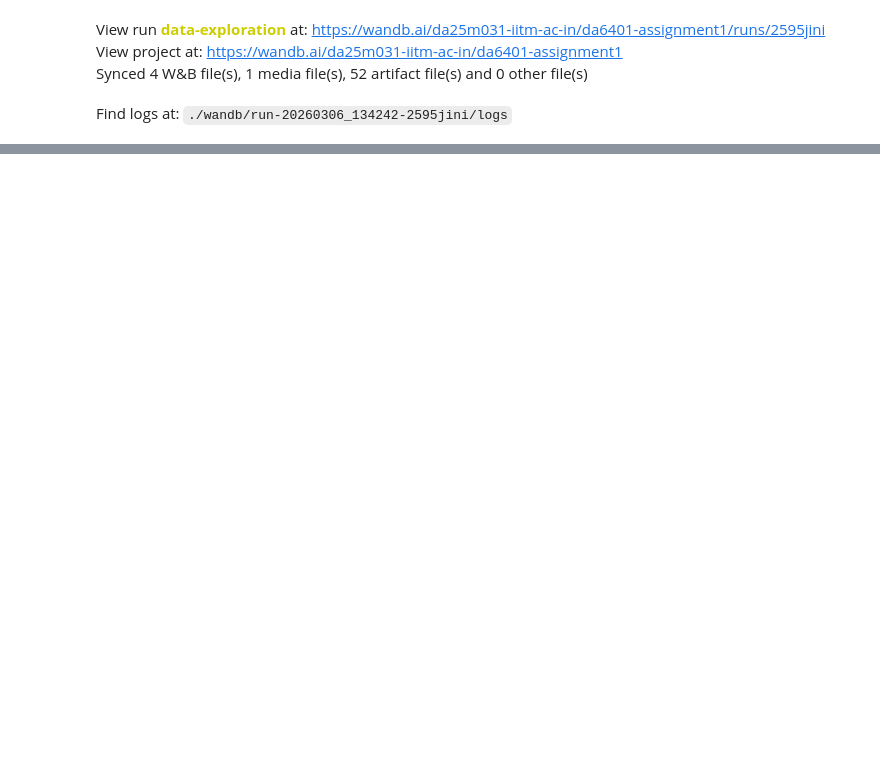
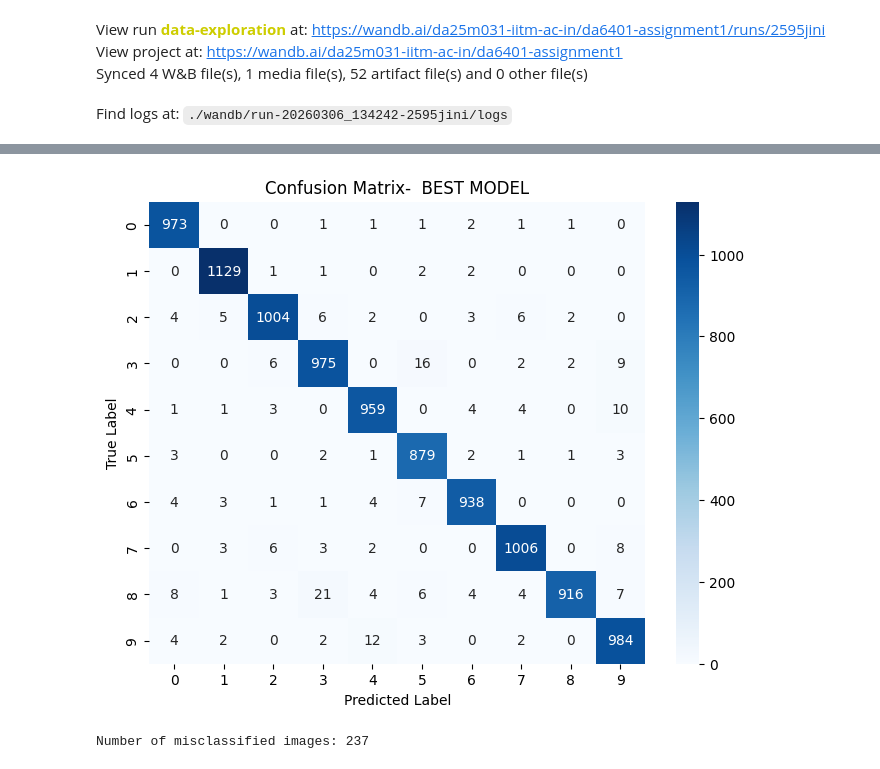
Before and after one commit to YashrajRC/da6401_Assignment1, a Jupyter notebook: notebooks/wandb.ipynb, the cells around one changed output, grey strips where cells are left out. Saved outputs shown, nothing was run; the diff lists cells and outputs as text; code cells hidden in the pictures; blank space fills up the shorter version.

```diff
--- a/notebooks/wandb.ipynb
+++ b/notebooks/wandb.ipynb
@@ -76,0 +187,29 @@ Find logs at: ./wandb/run-20260306_134242-2595jini/logs
+# %%
+from sklearn.metrics import confusion_matrix
+import seaborn as sns
+import matplotlib.pyplot as plt
+
+cm = confusion_matrix(targets, preds)
+
+plt.figure(figsize=(8,6))
+
+sns.heatmap(
+    cm,
+    annot=True,
+    fmt="d",
+    cmap="Blues"
+)
+
+plt.xlabel("Predicted Label")
+plt.ylabel("True Label")
+plt.title("Confusion Matrix-  BEST MODEL")
+
+plt.show()
+# %% [output]
+[figure, added]
+# %%
+wrong = np.where(preds != targets)[0]
+
+print("Number of misclassified images:", len(wrong))
+# %% [output]
+Number of misclassified images: 237
```
Also changed, not shown: parts of 10 cells of this notebook, 6 other files.
